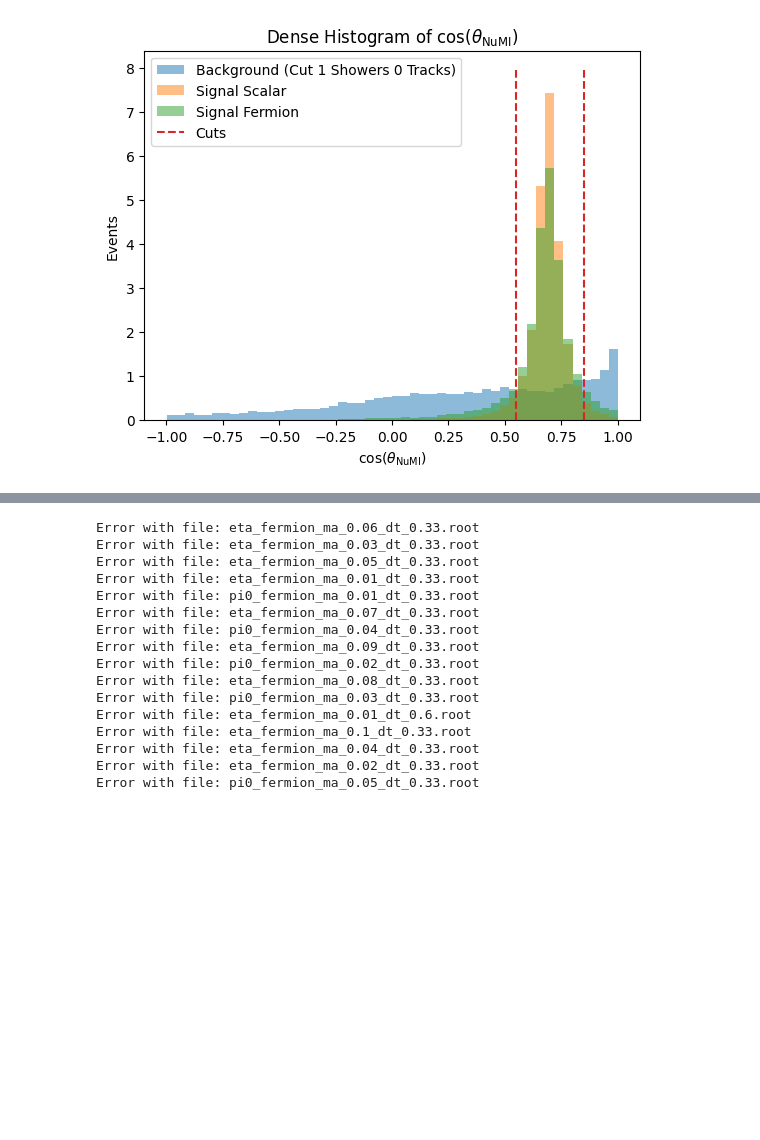
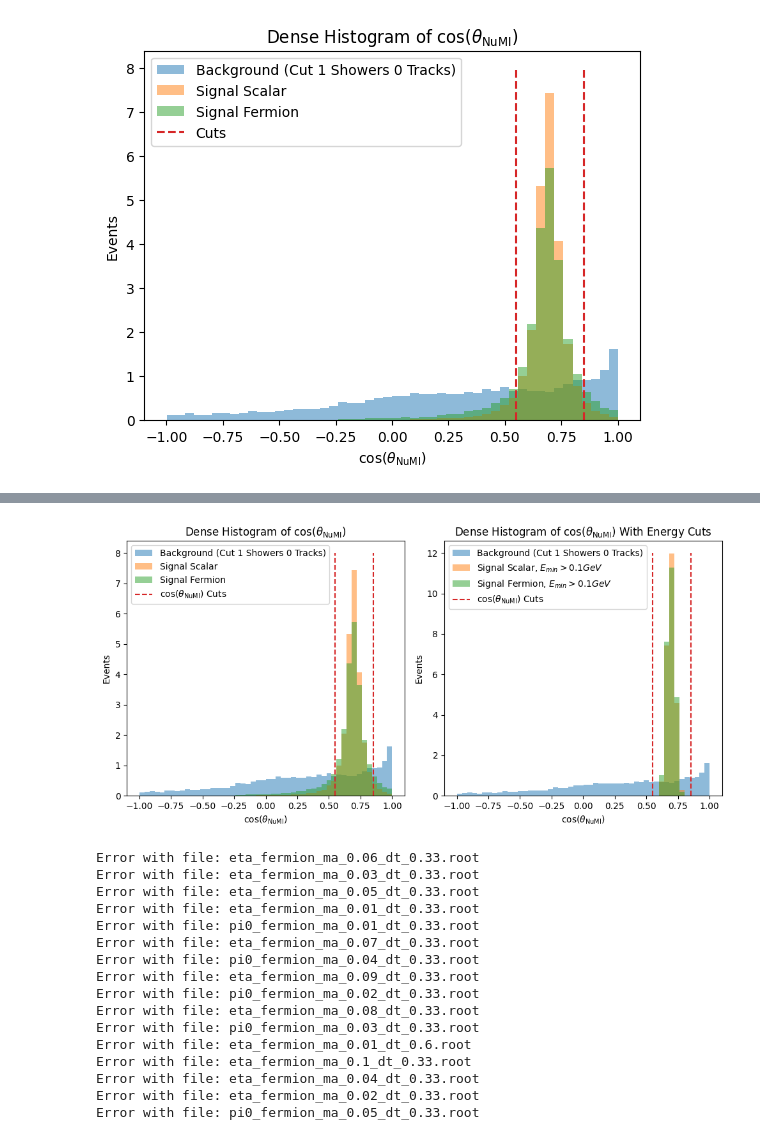
Before and after one commit to amh-137/DarkElectronScatter, a Jupyter notebook: notebooks/background.ipynb, the cells around one changed output, grey strips where cells are left out. Cells and saved outputs as stored; diff of their text form; code cells hidden in the pictures; blank space fills up the shorter version.

```diff
--- a/notebooks/background.ipynb
+++ b/notebooks/background.ipynb
@@ -162,3 +182,26 @@ plt.show()
+# %%
+fig = plt.figure(figsize=(10,5))
+ax = fig.subplots(1,2)
+_, bins, _ =ax[0].hist(bkg_total['cos_theta_numi'], bins=50, alpha=0.5, label='Background (Cut 1 Showers 0 Tracks)', density=True)
+_, bins, _ =ax[1].hist(bkg_total['cos_theta_numi'], bins=50, alpha=0.5, label='Background (Cut 1 Showers 0 Tracks)', density=True)
+ax[0].hist(sig_scalar_df['cos_theta_numi'], bins=bins, alpha=0.5, label='Signal Scalar', density=True)
+ax[0].hist(sig_fermion_df['cos_theta_numi'], bins=bins, alpha=0.5, label='Signal Fermion', density=True)
+ax[0].vlines([0.55, 0.85], 0, 8, label=r"$\cos(\theta_\text{NuMI})$ Cuts", color='tab:red', linestyles='dashed')
+
+ax[1].hist(sig_scalar_df_cut['cos_theta_numi'], bins=bins, alpha=0.5, label='Signal Scalar, $E_{min}>0.1 GeV$', density=True)
+ax[1].hist(sig_fermion_df_cut['cos_theta_numi'], bins=bins, alpha=0.5, label='Signal Fermion, $E_{min}>0.1 GeV$', density=True)
+ax[1].vlines([0.55, 0.85], 0, 12, label=r"$\cos(\theta_\text{NuMI})$ Cuts", color='tab:red', linestyles='dashed')
+
+ax[1].set(xlabel=r"$\cos(\theta_{\text{NuMI}})$", ylabel="Events", title=r"Dense Histogram of $\cos(\theta_{\text{NuMI}})$ With Energy Cuts")
+ax[0].set(xlabel=r"$\cos(\theta_{\text{NuMI}})$", ylabel="Events", title=r"Dense Histogram of $\cos(\theta_{\text{NuMI}})$")
+ax[0].legend()
+ax[1].legend()
+fig.tight_layout()
+fig.savefig("../plots/cos_theta_numi_merged.pdf")
+fig.savefig("../plots/cos_theta_numi_merged.png")
+plt.show()
+# %% [output]
+[figure, added]
 # %%
 # get the signal data
 sig_path = "../data/root/BdNMC/"
```
Also changed, not shown: parts of 1 cell of this notebook.
